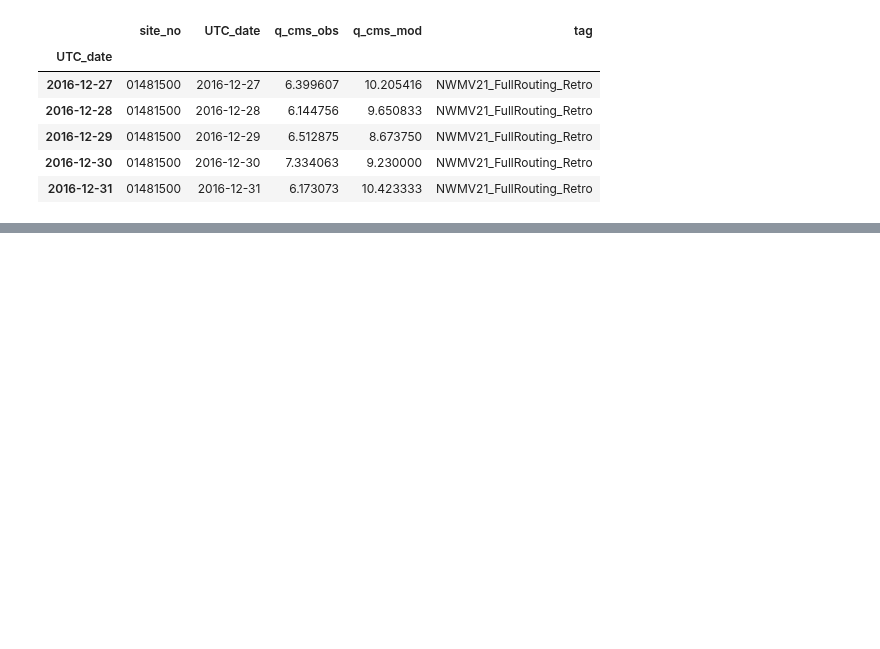
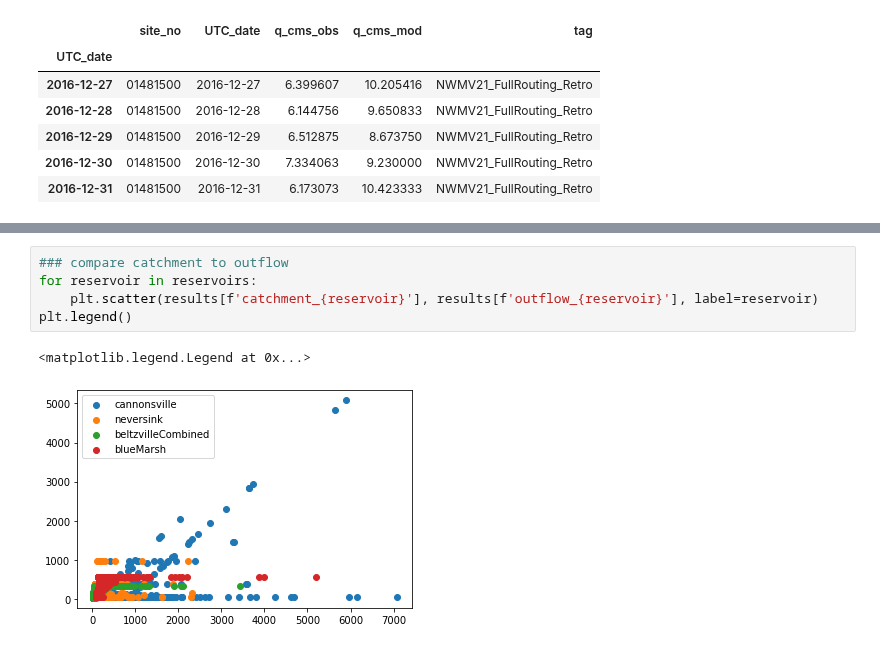
Before and after one commit to Pywr-DRB/Pywr-DRB, a Jupyter notebook: explore_streamflows.ipynb, the cells around one changed output, grey strips where cells are left out. Cells and saved outputs as stored; diff of their text form; blank space fills up the shorter version.

```diff
--- a/explore_streamflows.ipynb
+++ b/explore_streamflows.ipynb
@@ -248,0 +285,8 @@ False
+# %%
+### compare catchment to outflow
+for reservoir in reservoirs:
+    plt.scatter(results[f'catchment_{reservoir}'], results[f'outflow_{reservoir}'], label=reservoir)
+plt.legend()
+# %% [output]
+<matplotlib.legend.Legend at 0x...>
+[figure, added]
```
Also changed, not shown: parts of 15 cells of this notebook, 11 other files.
